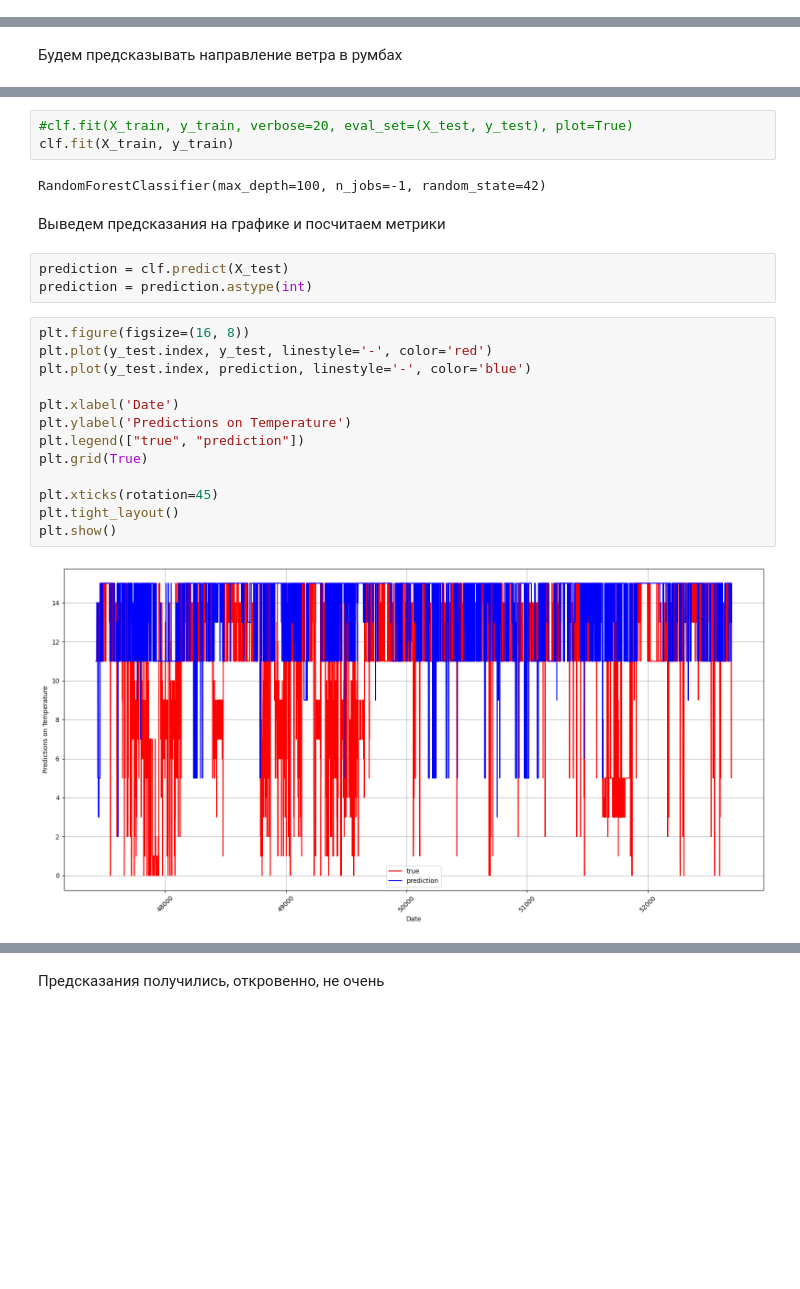
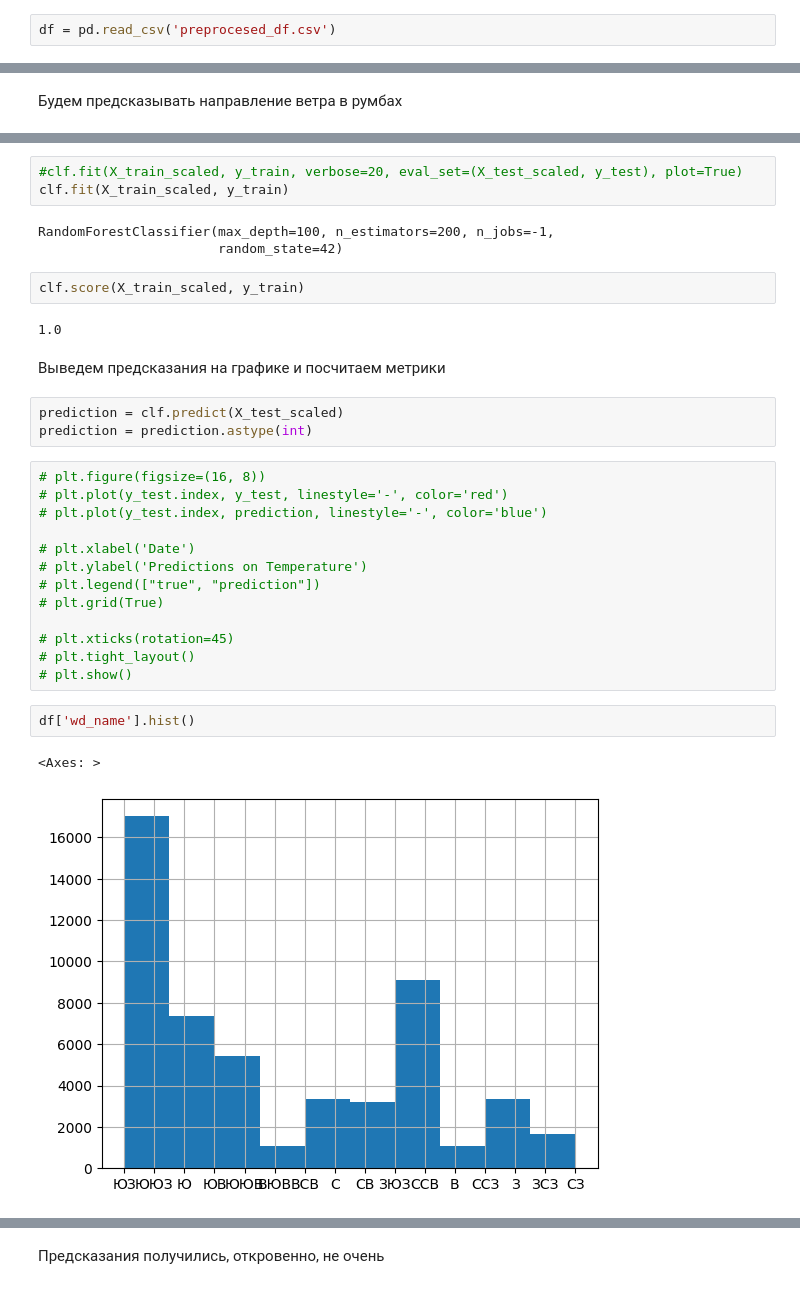
Before and after one commit to Sceptic101-tech/ITSC, a Jupyter notebook: time_series.ipynb, the cells around one changed output, grey strips where cells are left out. Drawn from its saved outputs; the diff is of its cells as text; blank space fills up the shorter version.

```diff
--- a/time_series.ipynb
+++ b/time_series.ipynb
@@ -341,0 +355,2 @@ df.to_csv('preprocesed_df.csv', index=False)
+# %%
+df = pd.read_csv('preprocesed_df.csv')
@@ -361,28 +377,36 @@ clf = RandomForestClassifier(max_depth=100, random_state=42, n_jobs=-1)
 # %%
-#clf.fit(X_train, y_train, verbose=20, eval_set=(X_test, y_test), plot=True)
-clf.fit(X_train, y_train)
+#clf.fit(X_train_scaled, y_train, verbose=20, eval_set=(X_test_scaled, y_test), plot=True)
+clf.fit(X_train_scaled, y_train)
 # %% [output]
-RandomForestClassifier(max_depth=100, n_jobs=-1, random_state=42)
+RandomForestClassifier(max_depth=100, n_estimators=200, n_jobs=-1,
+                       random_state=42)
+# %%
+clf.score(X_train_scaled, y_train)
+# %% [output]
+1.0
 # %% [markdown]
 Выведем предсказания на графике и посчитаем метрики
 # %%
-prediction = clf.predict(X_test)
+prediction = clf.predict(X_test_scaled)
 prediction = prediction.astype(int)
 # %%
-plt.figure(figsize=(16, 8))
-plt.plot(y_test.index, y_test, linestyle='-', color='red')
-plt.plot(y_test.index, prediction, linestyle='-', color='blue')
+# plt.figure(figsize=(16, 8))
+# plt.plot(y_test.index, y_test, linestyle='-', color='red')
+# plt.plot(y_test.index, prediction, linestyle='-', color='blue')
 
-plt.xlabel('Date')
-plt.ylabel('Predictions on Temperature')
-plt.legend(["true", "prediction"])
-plt.grid(True)
+# plt.xlabel('Date')
+# plt.ylabel('Predictions on Temperature')
+# plt.legend(["true", "prediction"])
+# plt.grid(True)
 
-plt.xticks(rotation=45)
-plt.tight_layout()
-plt.show()
+# plt.xticks(rotation=45)
+# plt.tight_layout()
+# plt.show()
-# %% [output]
-[figure, removed]
+# %%
+df['wd_name'].hist()
+# %% [output]
+<Axes: >
+[figure, added]
 # %%
 target_names = [
     'С', 'ССВ', 'СВ', 'ВСВ', 'В', 'ВЮВ', 'ЮВ', 'ЮЮВ',
```
Also changed, not shown: parts of 49 cells of this notebook.
